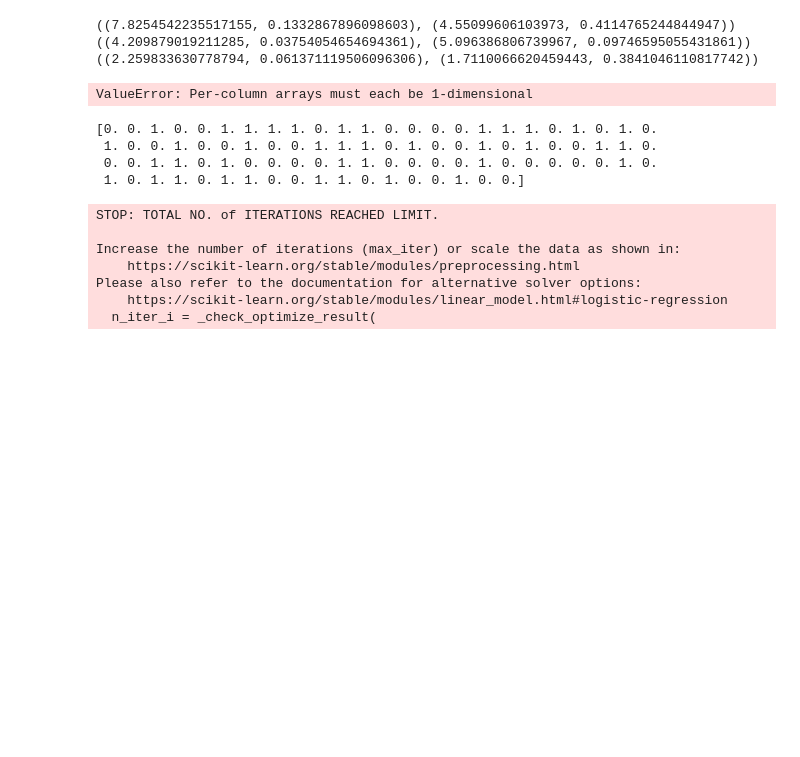
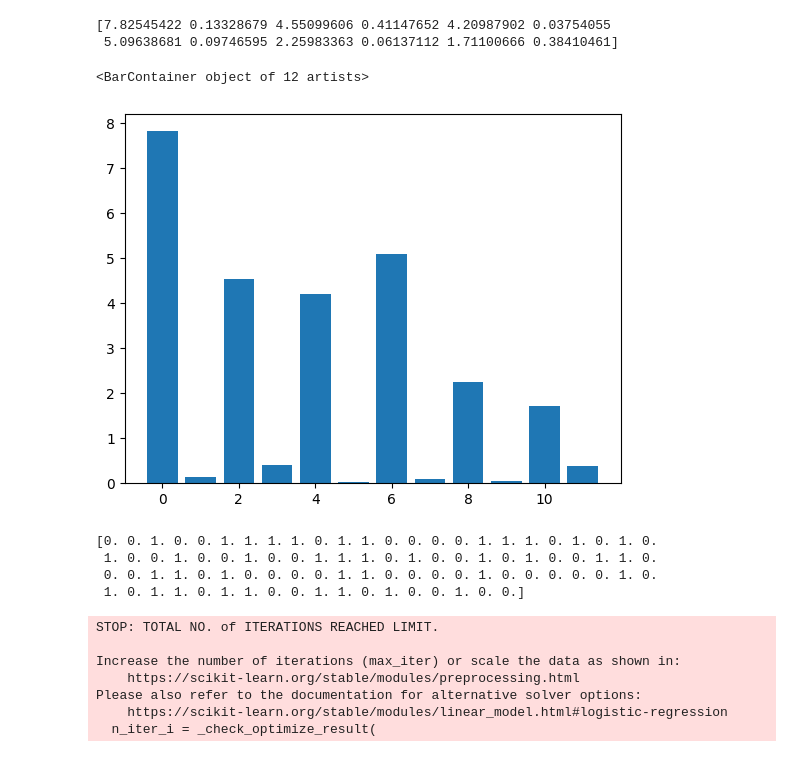
Before and after one commit to aeasy370/Twitter-Stock-Linear-Regression, a Jupyter notebook: change.ipynb, the cells around one changed output. Saved outputs shown, nothing was run; the diff lists cells and outputs as text; code cells hidden in the pictures; blank space fills up the shorter version.

Commit message:
fixed sns.barplot() by making plt.bar()

```diff
--- a/change.ipynb
+++ b/change.ipynb
@@ -132,13 +132,13 @@ Training R2:  0.3841046110817742
 [figure]
-# %%
-for i in error_score:
-	print(i)
-sns.barplot(data=error_score)
-# %% [output]
-((7.8254542235517155, 0.1332867896098603), (4.55099606103973, 0.4114765244844947))
-((4.209879019211285, 0.03754054654694361), (5.096386806739967, 0.09746595055431861))
-((2.259833630778794, 0.061371119506096306), (1.7110066620459443, 0.3841046110817742))
-ValueError: Per-column arrays must each be 1-dimensional
+# %%
+error_score = np.array(error_score).reshape(1, 12)[0]
+print(error_score)
+plt.bar(x = range(12), height=error_score)
+# %% [output]
+[7.82545422 0.13328679 4.55099606 0.41147652 4.20987902 0.03754055
+ 5.09638681 0.09746595 2.25983363 0.06137112 1.71100666 0.38410461]
+<BarContainer object of 12 artists>
+[figure, added]
 # %%
 logy = y
 for i in range(0, len(logy)):
```
Also changed, not shown: parts of 3 cells of this notebook.
